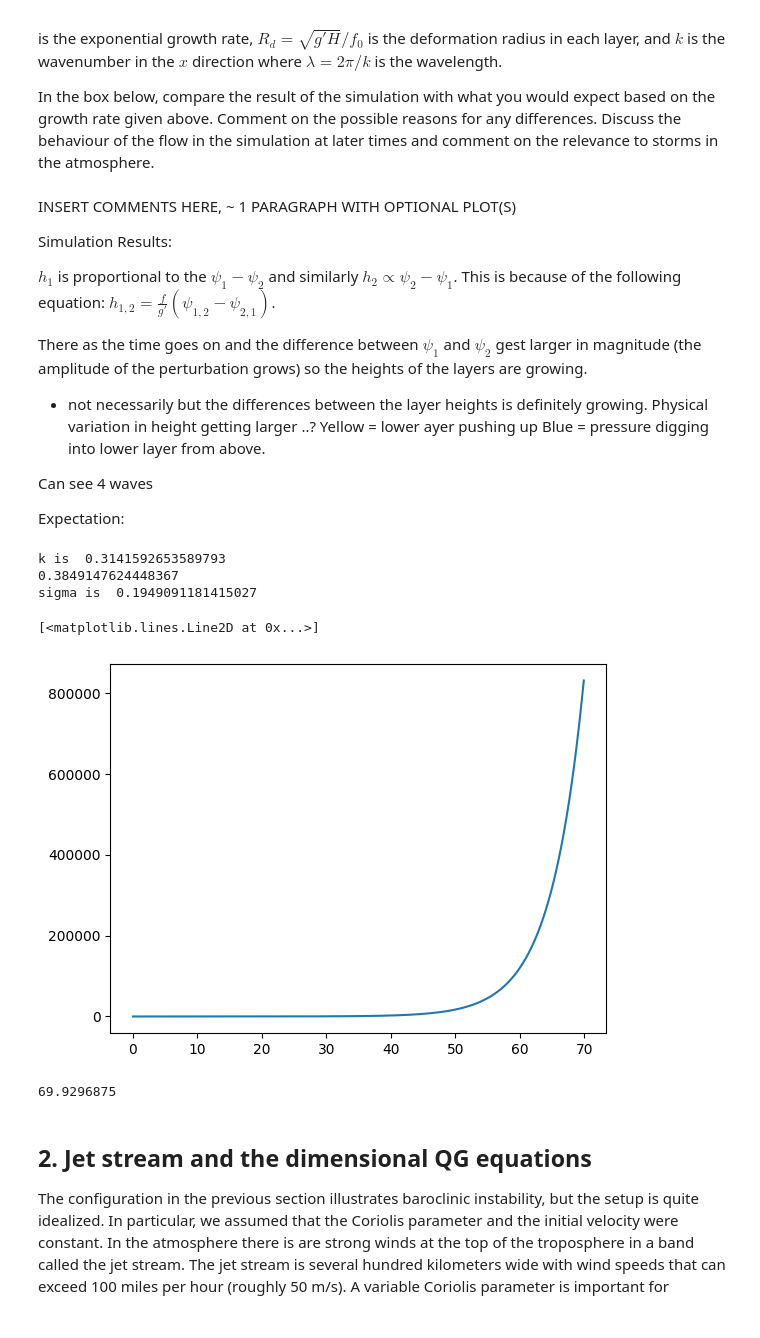
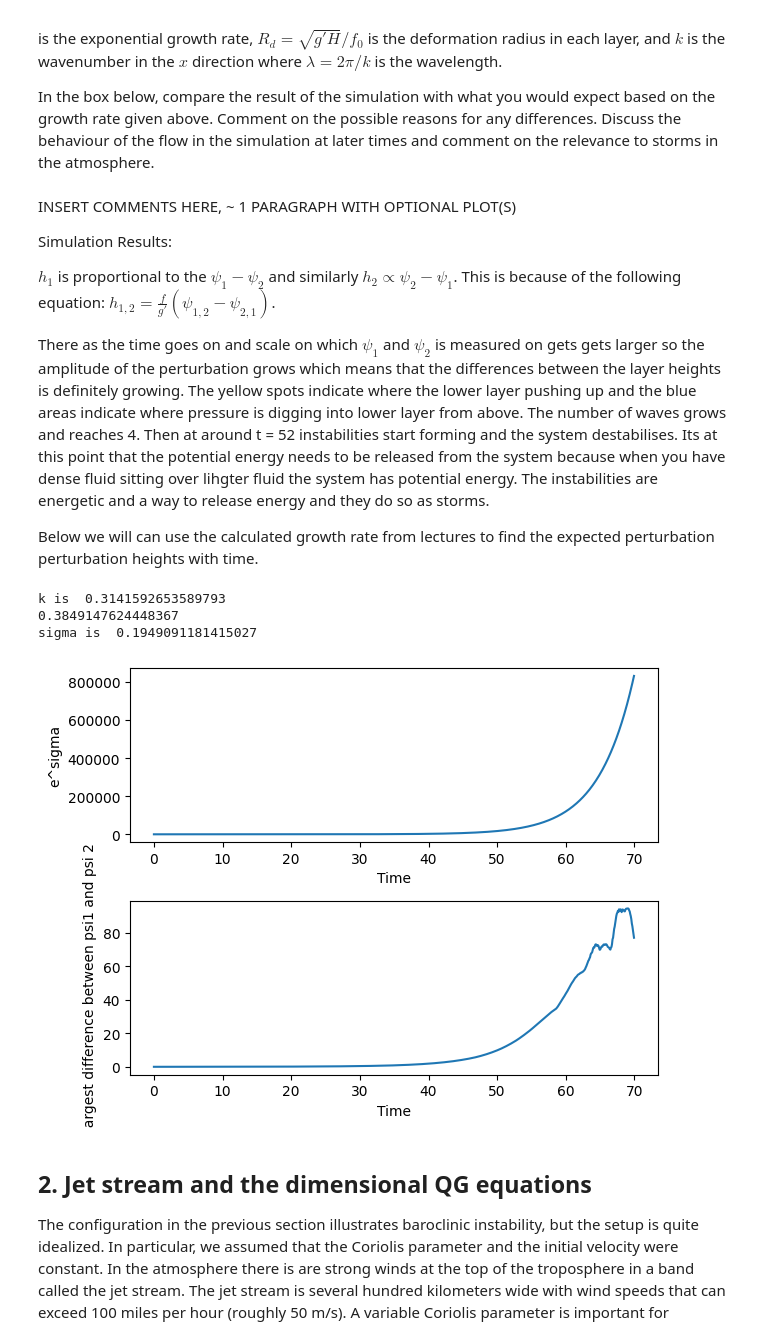
Before and after one commit to ananyaaa-j/QCES, a Jupyter notebook: Project4_storms.ipynb, the cells around one changed output. Drawn from its saved outputs; the diff is of its cells as text; code cells hidden in the pictures.

```diff
--- a/Project4_storms.ipynb
+++ b/Project4_storms.ipynb
@@ -296,43 +282,38 @@ Simulation Results:
 
 $h_1$ is proportional to the $\psi_1 - \psi_2$ and similarly $h_2 ∝ \psi_2 - \psi_1$. This is because of the following equation: $h_{1,2} = \frac{f}{g'} (\psi_{1, 2} - \psi_{2, 1})$.
 
-There as the time goes on and the difference between $\psi_1$ and $\psi_2$ gest larger in magnitude (the amplitude of the perturbation grows) so the heights of the layers are growing.
+There as the time goes on and scale on which $\psi_1$ and $\psi_2$ is measured on gets gets larger so the amplitude of the perturbation grows which means that the differences between the layer heights is definitely growing. The yellow spots indicate where the lower layer pushing up and the blue areas indicate where pressure is digging into lower layer from above. The number of waves grows and reaches 4. Then at around t = 52 instabilities start forming and the system destabilises. Its at this point that the potential energy needs to be released from the system because when you have dense fluid sitting over lihgter fluid the system has potential energy. The instabilities are energetic and a way to release energy and they do so as storms.
 
- - not necessarily but the differences between the layer heights is definitely growing.
-Physical variation in height getting larger ..?
-Yellow = lower ayer pushing up
-Blue = pressure digging into lower layer from above.
-
-Can see 4 waves
-
-
-Expectation:
+Below we will can use the calculated growth rate from lectures to find the expected perturbation perturbation heights with time.
 # %%
-wavelength = 20 # kilometer
+wavelength = 20 # kilometer # estimated from animation
 k = 2*np.pi / wavelength
 print("k is ", k)
 print(((2/Rd1**2) - k**2)/ ( (2/Rd1**2) + k**2))
 sigma = U*k* np.sqrt( ((2/Rd1**2) - k**2)/ ( (2/Rd1**2) + k**2) ) # require wavenumber < 1 otherwise you get a negative number under the square root
 print("sigma is ", sigma)
 
 exp_amplitude = np.exp([sigma*t for t in t_save])
 sim_amplitude = []
 for i in range(0, len(psi1_save)):
   diff = np.nanmax(abs(psi1_save[i] - psi2_save[i]))
   sim_amplitude.append(diff)
 
+plt.subplot(2, 1, 1)
 plt.plot(t_save, exp_amplitude)
-#plt.plot(sim_amplitude, t_save)
+plt.ylabel("e^sigma")
+plt.xlabel("Time")
+plt.subplot(2, 1, 2)
+plt.plot(t_save, sim_amplitude)
+plt.ylabel("Largest difference between psi1 and psi 2")
+plt.xlabel("Time")
+plt.tight_layout()
+plt.show()
 # %% [output]
 k is  0.3141592653589793
 0.3849147624448367
 sigma is  0.1949091181415027
-[<matplotlib.lines.Line2D at 0x...>]
-[figure, old version]
+[figure, new version]
-# %%
-t_save[-1]
-# %% [output]
-69.9296875
 # %% [markdown]
 ## 2. Jet stream and the dimensional QG equations
 
```
Also changed, not shown: parts of 12 cells of this notebook.
